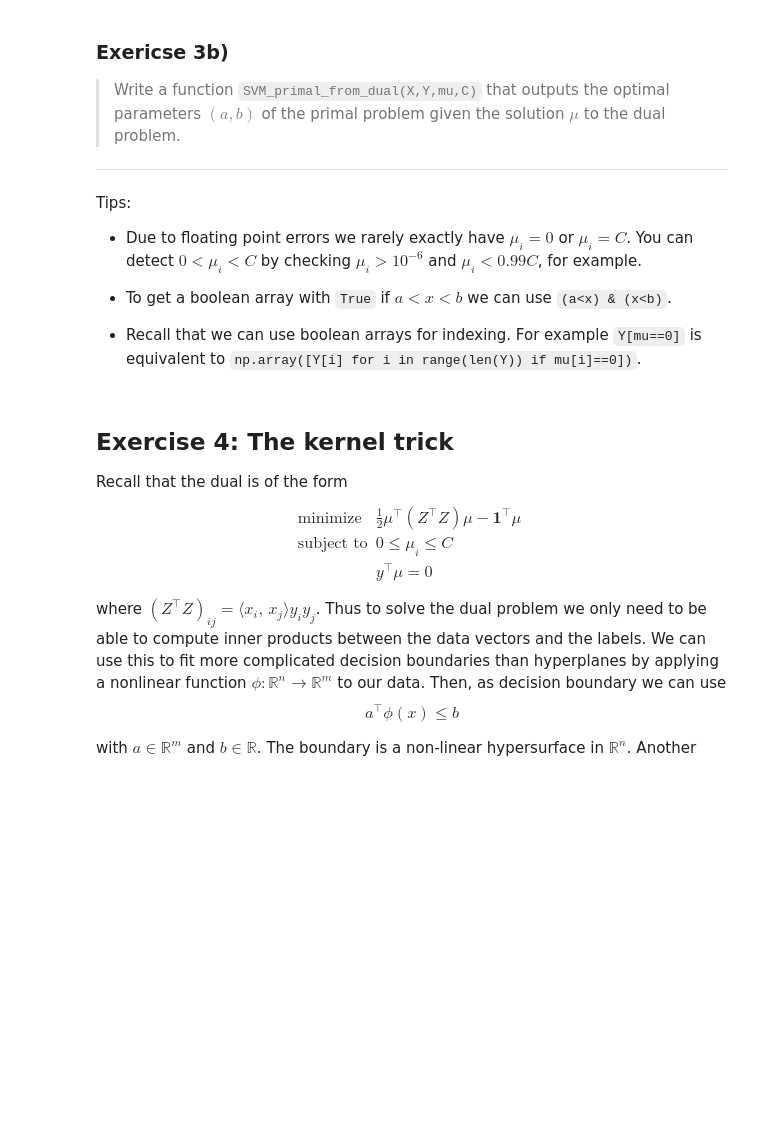
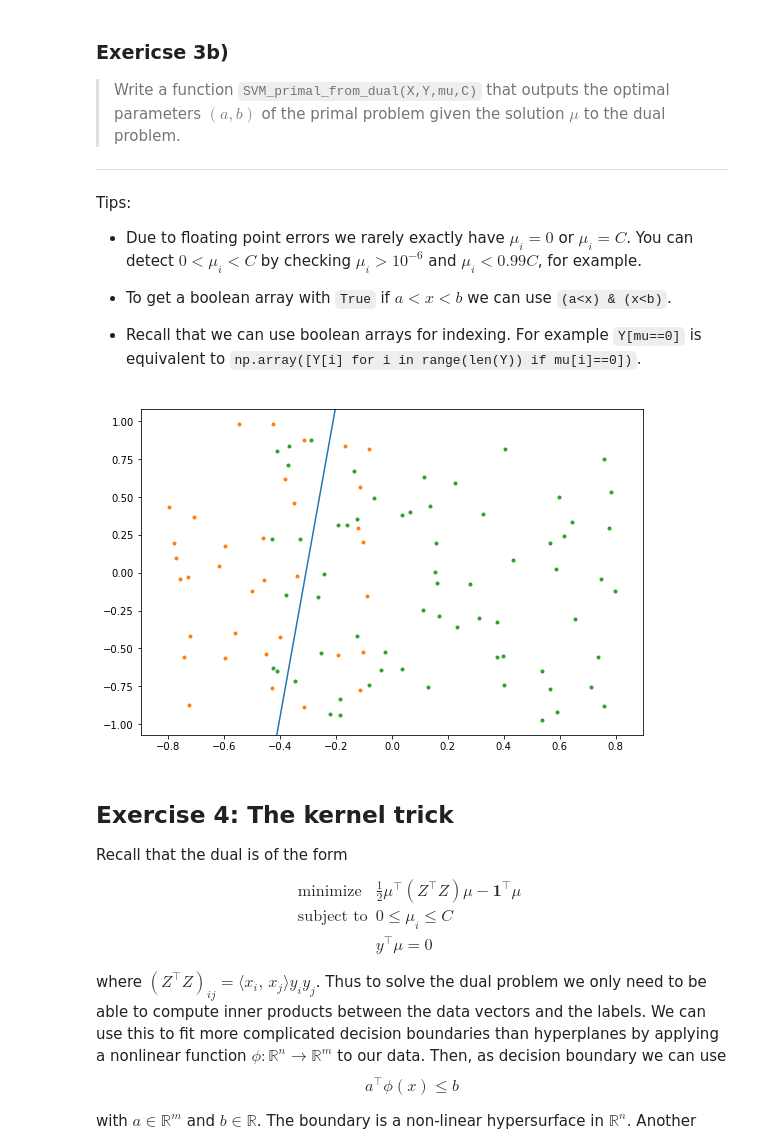
Before and after one commit to anhnguyendepocen/optimization-II-2021, a Jupyter notebook: notebooks/week9.ipynb, the cells around one changed output. Saved outputs shown, nothing was run; the diff lists cells and outputs as text; code cells hidden in the pictures; blank space fills up the shorter version.

```diff
--- a/notebooks/week9.ipynb
+++ b/notebooks/week9.ipynb
@@ -297,8 +329,18 @@ def SVM_dual(X, Y, C=1.0):
     n, N = X.shape
     Z = X * Y
 
-    # ENTER YOUR CODE HERE
+    # BEGIN SOLUTION
 
+    mu = cp.Variable(N)
+    objective = cp.Minimize(cp.sum_squares(Z @ mu) / 2 - cp.sum(mu))
+    constraints = [mu >= 0, mu <= C, mu @ Y == 0]
+
+    problem = cp.Problem(objective, constraints)
+    problem.solve(solver="ECOS")
+
+    return mu.value
+
+    # END SOLUTION
 
 
 X, Y = gen_separable_data(a_true, b_true, N=10, separation_factor=-0.2)
@@ -357,33 +403,44 @@ Tips:
 - Recall that we can use boolean arrays for indexing. For example `Y[mu==0]` is equivalent to `np.array([Y[i] for i in range(len(Y)) if mu[i]==0])`.
 # %%
 def SVM_primal_from_dual(X, Y, mu, C):
-    # ENTER YOUR CODE HERE
+    # BEGIN SOLUTION
 
+    Z = X * Y
+    a = Z @ mu
+
+    margin_points = (mu > 1e-6) & (mu < C * 0.99)
+    b = np.mean(np.dot(a, X[:, margin_points]) - Y[margin_points])
+
+    return (a, b)
+
+    # END SOLUTION
 
 
 def mu_sklearn(X, Y, C):
     """Function to compute mu if 3a isn't solved"""
     from sklearn.svm import SVC
 
     svc = SVC(C=C, kernel="linear")
     svc.fit(X.T, Y)
     mu = np.zeros(len(Y)) + np.random.uniform(-1e-13, 1e-13, size=len(Y))
     mu[svc.support_] += np.abs(svc.dual_coef_)[0]
     return mu
 
 
 X, Y = gen_separable_data(a_true, b_true, separation_factor=-0.2)
 C = 100
 try:
     mu = SVM_dual(X, Y, C)
 except:
     print(
         "Code for exercise 3a gave an error, we compute `mu` with `sklearn.svm.svc` instead"
     )
     mu = mu_sklearn(X, Y, C)
 
 a, b = SVM_primal_from_dual(X, Y, mu, C)
 plot_separating_hyperplane2D(X, Y, a, b)
+# %% [output]
+[figure, added]
 # %%
 # write tests
 def tests_3b():
```
Also changed, not shown: parts of 8 cells of this notebook.
